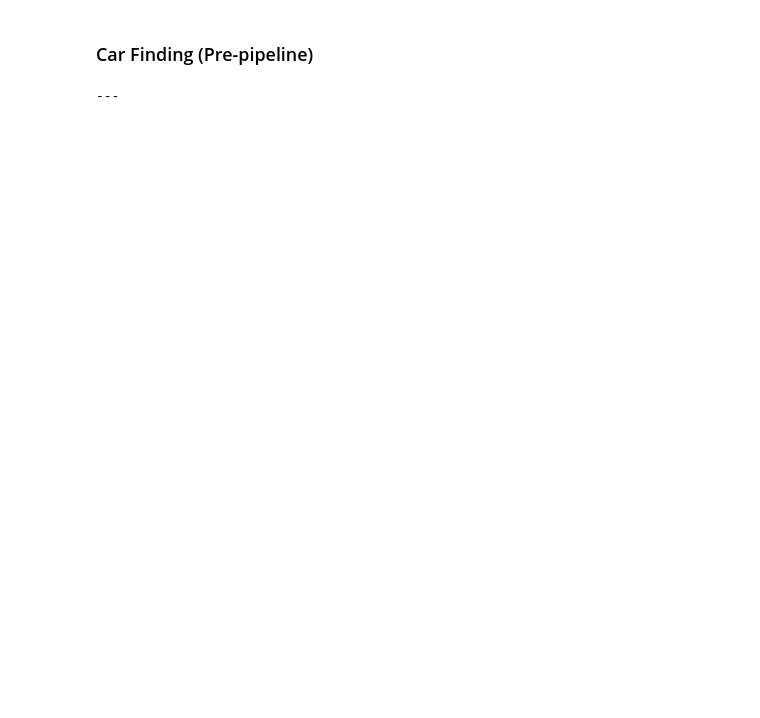
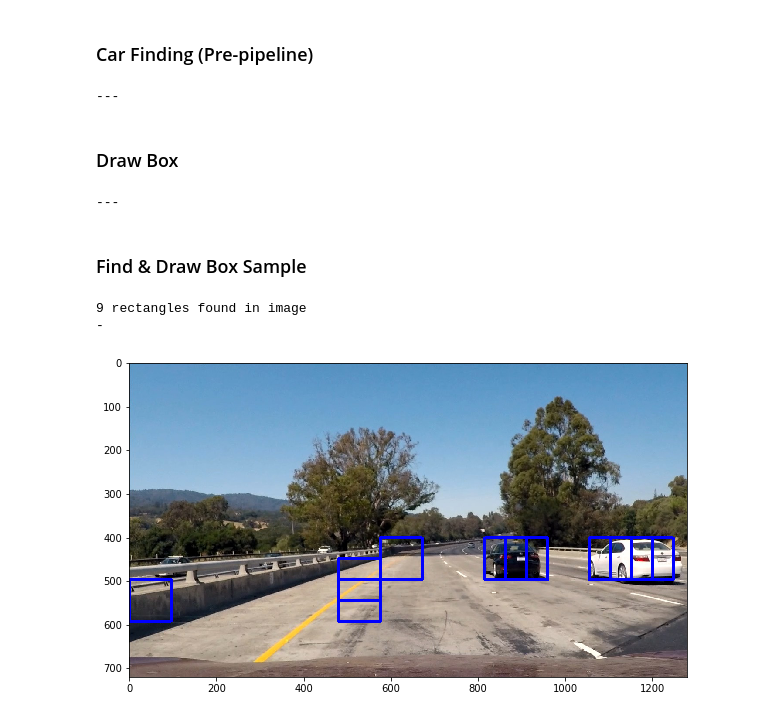
Before and after one commit to x65han/Vehicle-Detection, a Jupyter notebook: project.ipynb, the cells around one changed output. Saved outputs shown, nothing was run; the diff lists cells and outputs as text; code cells hidden in the pictures; blank space fills up the shorter version.

```diff
--- a/project.ipynb
+++ b/project.ipynb
@@ -378,3 +365,50 @@ def find_cars(img, ystart, ystop, scale, cspace, hog_channel, svc, X_scaler, ori
 print('---')
 # %% [output]
 ---
+# %% [markdown]
+### Draw Box
+# %%
+# Here is your draw_boxes function from the previous exercise
+def draw_boxes(img, bboxes, color=(0, 0, 255), thick=6):
+    # Make a copy of the image
+    imcopy = np.copy(img)
+    random_color = False
+    # Iterate through the bounding boxes
+    for bbox in bboxes:
+        if color == 'random' or random_color:
+            color = (np.random.randint(0,255), np.random.randint(0,255), np.random.randint(0,255))
+            random_color = True
+        # Draw a rectangle given bbox coordinates
+        cv2.rectangle(imcopy, bbox[0], bbox[1], color, thick)
+    # Return the image copy with boxes drawn
+    return imcopy
+
+print('---')
+# %% [output]
+---
+# %% [markdown]
+### Find & Draw Box Sample
+# %%
+test_image = mpimg.imread('./assets/inputs/test1.jpg')
+# Parameters
+ystart = 400
+ystop = 656
+scale = 1.5
+colorspace = 'YUV' # Can be RGB, HSV, LUV, HLS, YUV, YCrCb
+orient = 11
+pix_per_cell = 16
+cell_per_block = 2
+hog_channel = 'ALL' # Can be 0, 1, 2, or "ALL"
+rectangles = find_cars(test_image, ystart, ystop, scale, colorspace, hog_channel, svc, None, orient, pix_per_cell, cell_per_block, None, None)
+# Output
+print(len(rectangles), 'rectangles found in image')
+# Draw Box
+output_image = draw_boxes(test_image, rectangles)
+plt.figure(figsize=(10,10))
+plt.imshow(output_image)
+plt.savefig("./assets/report/test1_output.jpg")
+print('-')
+# %% [output]
+9 rectangles found in image
+-
+[figure, added]
```
Also changed, not shown: parts of 21 cells of this notebook, 31 other files.
